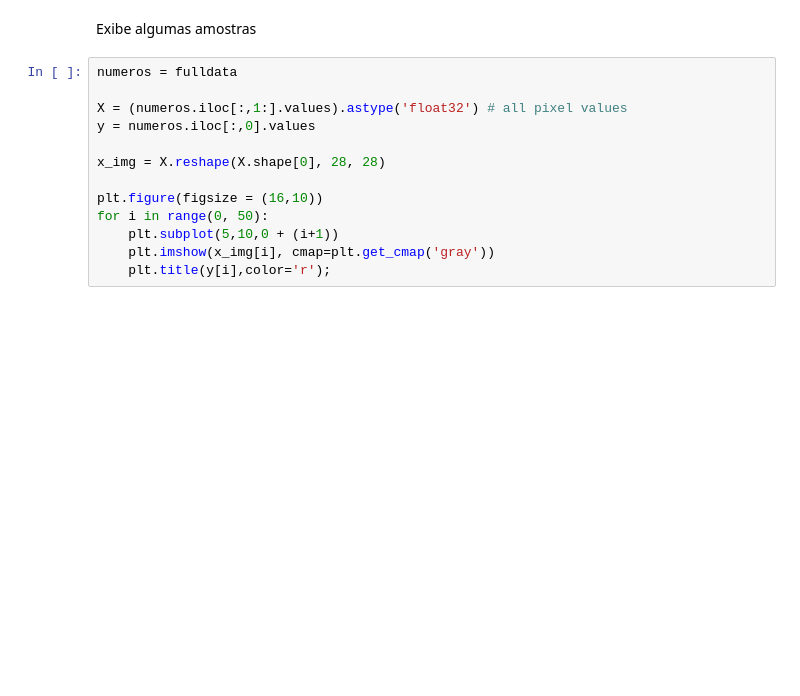
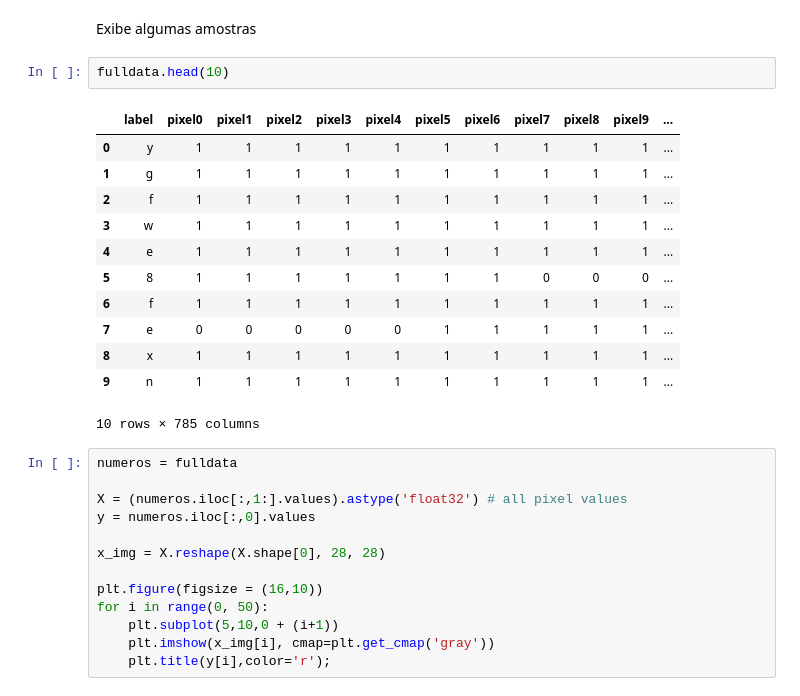
Before and after one commit to PedroDubas/Captcha_recognition, a Jupyter notebook: Captcha_Recognizer_Train.ipynb, the cells around one changed output. Drawn from its saved outputs; the diff is of its cells as text; blank space fills up the shorter version.

```diff
--- a/Captcha_Recognizer_Train.ipynb
+++ b/Captcha_Recognizer_Train.ipynb
@@ -118,5 +106,20 @@ for file in files:
 # %% [markdown]
 Exibe algumas amostras
+# %%
+fulldata.head(10)
+# %% [output]
+|  | label | pixel0 | pixel1 | pixel2 | pixel3 | pixel4 | pixel5 | pixel6 | pixel7 | pixel8 | pixel9 | ... |
+| 0 | y | 1 | 1 | 1 | 1 | 1 | 1 | 1 | 1 | 1 | 1 | ... |
+| 1 | g | 1 | 1 | 1 | 1 | 1 | 1 | 1 | 1 | 1 | 1 | ... |
+| 2 | f | 1 | 1 | 1 | 1 | 1 | 1 | 1 | 1 | 1 | 1 | ... |
+| 3 | w | 1 | 1 | 1 | 1 | 1 | 1 | 1 | 1 | 1 | 1 | ... |
+| 4 | e | 1 | 1 | 1 | 1 | 1 | 1 | 1 | 1 | 1 | 1 | ... |
+| 5 | 8 | 1 | 1 | 1 | 1 | 1 | 1 | 1 | 0 | 0 | 0 | ... |
+| 6 | f | 1 | 1 | 1 | 1 | 1 | 1 | 1 | 1 | 1 | 1 | ... |
+| 7 | e | 0 | 0 | 0 | 0 | 0 | 1 | 1 | 1 | 1 | 1 | ... |
+| 8 | x | 1 | 1 | 1 | 1 | 1 | 1 | 1 | 1 | 1 | 1 | ... |
+| 9 | n | 1 | 1 | 1 | 1 | 1 | 1 | 1 | 1 | 1 | 1 | ... |
+10 rows × 785 columns
 # %%
 numeros = fulldata
 
```
Also changed, not shown: parts of 3 cells of this notebook.
